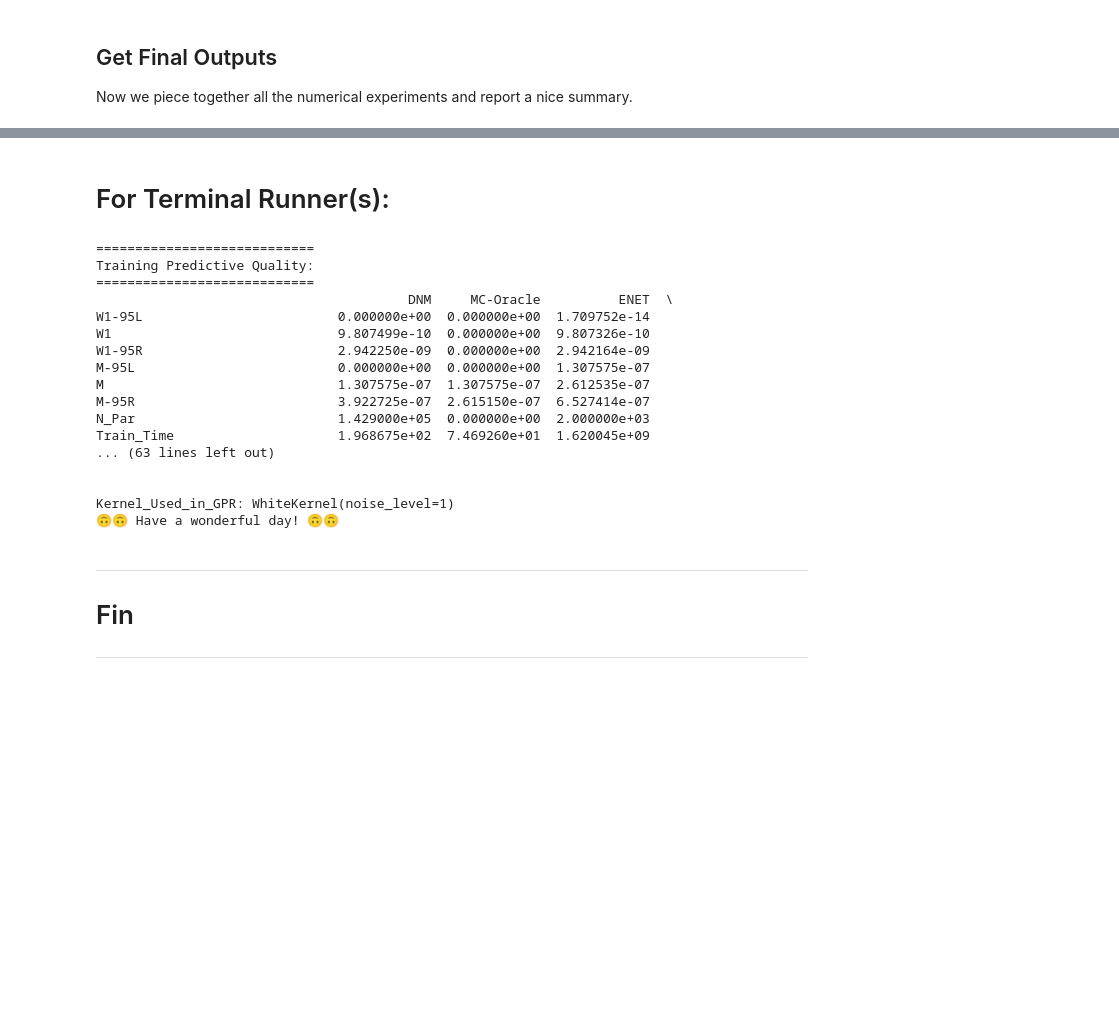
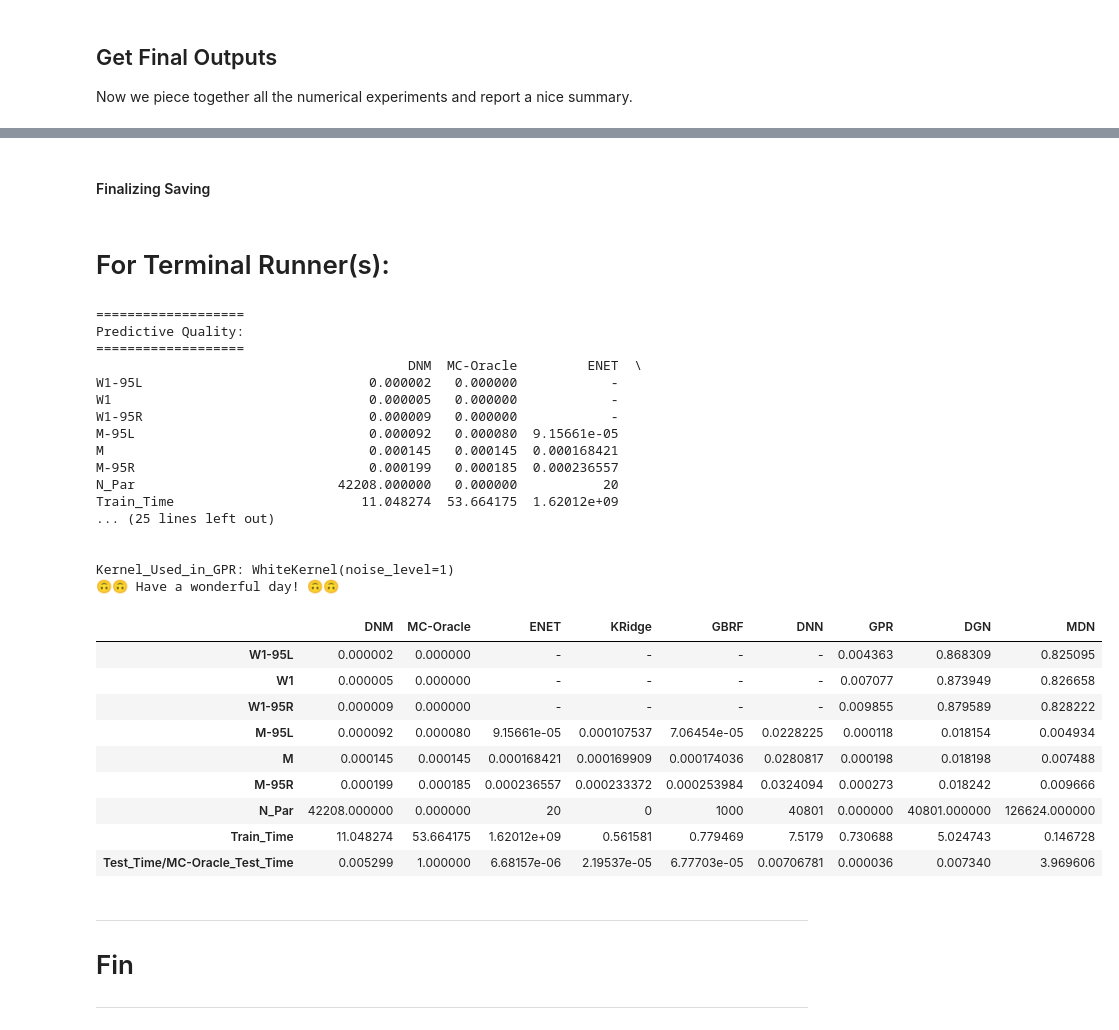
Before and after one commit to AnastasisKratsios/UniversalProcesses, a Jupyter notebook: Universal_Measure_Valued_networks_User_Interface.ipynb, the cells around one changed output, grey strips where cells are left out. Cells and saved outputs as stored; diff of their text form; code cells hidden in the pictures; blank space fills up the shorter version.

```diff
--- a/Universal_Measure_Valued_networks_User_Interface.ipynb
+++ b/Universal_Measure_Valued_networks_User_Interface.ipynb
@@ -671,0 +664,2 @@ Final Test-Set Result(s)
+# %% [markdown]
+#### Finalizing Saving
@@ -673,41 +672,45 @@ Final Test-Set Result(s)
 # For Terminal Runner(s):
 # %%
 # For Terminal Running
-print("============================")
-print("Training Predictive Quality:")
-print("============================")
+print("===================")
+print("Predictive Quality:")
+print("===================")
 print(Summary_pred_Qual_models)
-print(" ")
-print(" ")
-print(" ")
-print("===========================")
-print("Testing Predictive Quality:")
-print("===========================")
-print(Summary_pred_Qual_models_test)
-print("================================")
+print("===================")
 print(" ")
 print(" ")
 print(" ")
 print("Kernel_Used_in_GPR: "+str(GPR_trash.kernel))
 print("🙃🙃 Have a wonderful day! 🙃🙃")
+Summary_pred_Qual_models
 # %% [output]
-============================
-Training Predictive Quality:
-============================
-                                        DNM     MC-Oracle          ENET  \
-W1-95L                         0.000000e+00  0.000000e+00  1.709752e-14
-W1                             9.807499e-10  0.000000e+00  9.807326e-10
-W1-95R                         2.942250e-09  0.000000e+00  2.942164e-09
-M-95L                          0.000000e+00  0.000000e+00  1.307575e-07
-M                              1.307575e-07  1.307575e-07  2.612535e-07
-M-95R                          3.922725e-07  2.615150e-07  6.527414e-07
-N_Par                          1.429000e+05  0.000000e+00  2.000000e+03
-Train_Time                     1.968675e+02  7.469260e+01  1.620045e+09
-... (63 lines left out)
+===================
+Predictive Quality:
+===================
+                                        DNM  MC-Oracle         ENET  \
+W1-95L                             0.000002   0.000000            -
+W1                                 0.000005   0.000000            -
+W1-95R                             0.000009   0.000000            -
+M-95L                              0.000092   0.000080  9.15661e-05
+M                                  0.000145   0.000145  0.000168421
+M-95R                              0.000199   0.000185  0.000236557
+N_Par                          42208.000000   0.000000           20
+Train_Time                        11.048274  53.664175  1.62012e+09
+... (25 lines left out)
 
 
 Kernel_Used_in_GPR: WhiteKernel(noise_level=1)
 🙃🙃 Have a wonderful day! 🙃🙃
+|  | DNM | MC-Oracle | ENET | KRidge | GBRF | DNN | GPR | DGN | MDN |
+| W1-95L | 0.000002 | 0.000000 | - | - | - | - | 0.004363 | 0.868309 | 0.825095 |
+| W1 | 0.000005 | 0.000000 | - | - | - | - | 0.007077 | 0.873949 | 0.826658 |
+| W1-95R | 0.000009 | 0.000000 | - | - | - | - | 0.009855 | 0.879589 | 0.828222 |
+| M-95L | 0.000092 | 0.000080 | 9.15661e-05 | 0.000107537 | 7.06454e-05 | 0.0228225 | 0.000118 | 0.018154 | 0.004934 |
+| M | 0.000145 | 0.000145 | 0.000168421 | 0.000169909 | 0.000174036 | 0.0280817 | 0.000198 | 0.018198 | 0.007488 |
+| M-95R | 0.000199 | 0.000185 | 0.000236557 | 0.000233372 | 0.000253984 | 0.0324094 | 0.000273 | 0.018242 | 0.009666 |
+| N_Par | 42208.000000 | 0.000000 | 20 | 0 | 1000 | 40801 | 0.000000 | 40801.000000 | 126624.000000 |
+| Train_Time | 11.048274 | 53.664175 | 1.62012e+09 | 0.561581 | 0.779469 | 7.5179 | 0.730688 | 5.024743 | 0.146728 |
+| Test_Time/MC-Oracle_Test_Time | 0.005299 | 1.000000 | 6.68157e-06 | 2.19537e-05 | 6.77703e-05 | 0.00706781 | 0.000036 | 0.007340 | 3.969606 |
 # %% [markdown]
 ---
 # Fin
```
Also changed, not shown: parts of 24 cells of this notebook, 35 other files.
